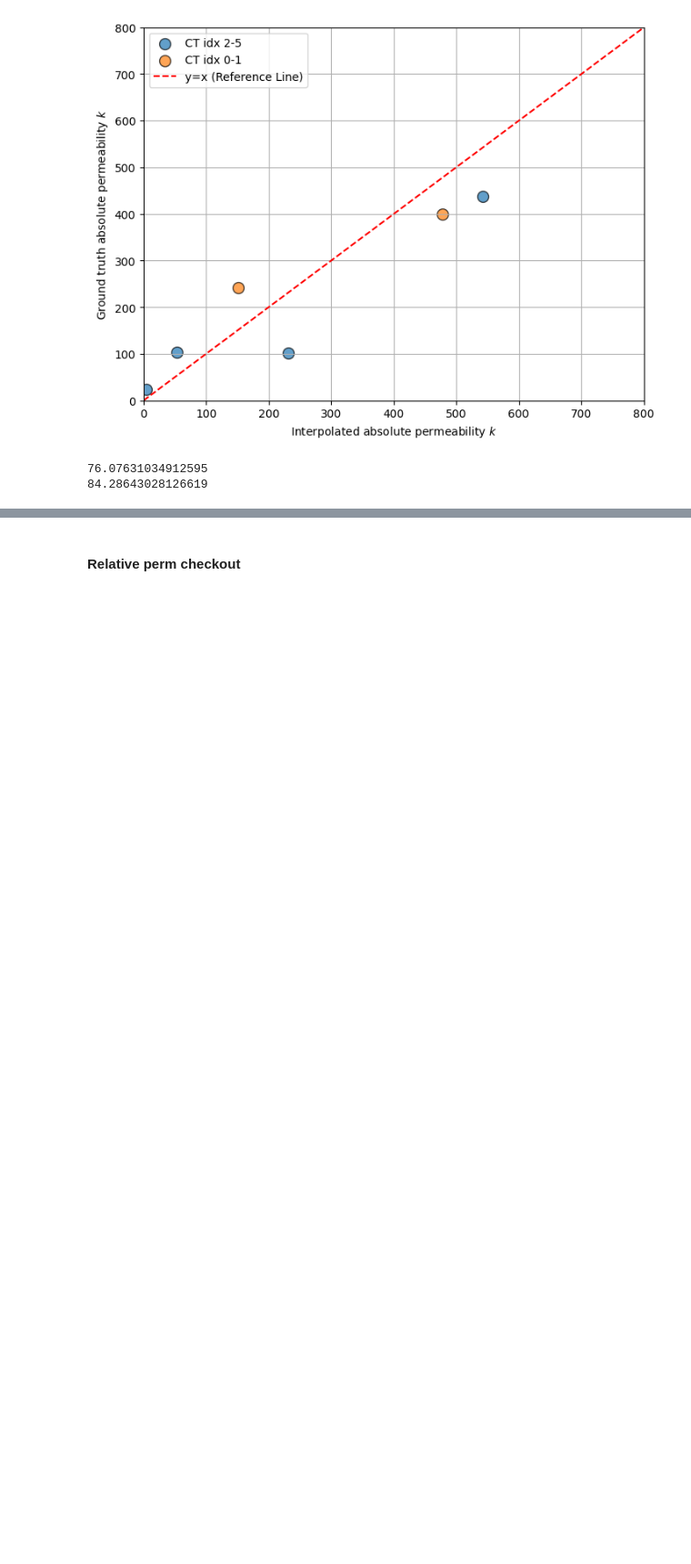
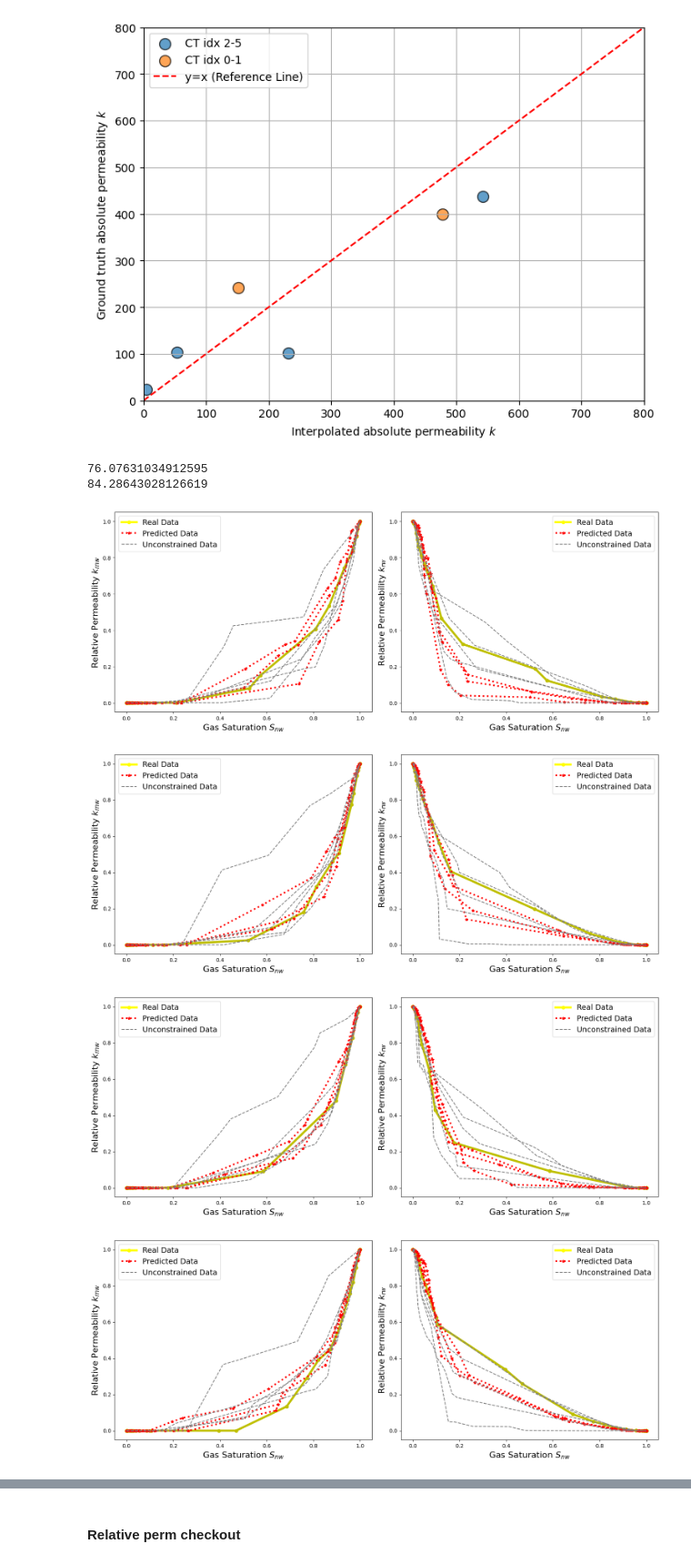
Before and after one commit to ZihanRen/poretransformer, a Jupyter notebook: lpu3dnet/post_process/analyze_phys_single.ipynb, the cells around one changed output, grey strips where cells are left out. Shown at 91% size. Cells and saved outputs as stored; diff of their text form; code cells hidden in the pictures; blank space fills up the shorter version.

```diff
--- a/lpu3dnet/post_process/analyze_phys_single.ipynb
+++ b/lpu3dnet/post_process/analyze_phys_single.ipynb
@@ -216,3 +216,72 @@ def plot_figure_water(kr_results_real, kr_results_pred, sim_results):
 
 #     plt.title('Relative Permeability of Air and Water')
 #     plt.show()
+# %%
+def plot_figure_kr(kr_results_real, kr_results_pred, sim_results):
+    # Create figure with 1 row, 2 columns
+    f, ax = plt.subplots(1, 2, figsize=(15, 6))
+
+    # Plot for Air (left subplot)
+    ax[0].plot(kr_results_real['snw'], kr_results_real['kr_air'], 'yo-', linewidth=4)
+
+    for ensemble in kr_results_pred:
+        if not ensemble:
+            continue
+        ax[0].plot(ensemble['snw'], ensemble['kr_air'], 'r*:', linewidth=3)
+
+    compare_phys = sim_results['compare']
+    for compare in compare_phys:
+        if not compare:
+            continue
+        ax[0].plot(compare['snw'], compare['kr_air'], 'g--', color='gray', markersize=5)
+
+    # Plot for Water (right subplot)
+    ax[1].plot(kr_results_real['snw'], kr_results_real['kr_water'], 'yo-', linewidth=4)
+
+    for ensemble in kr_results_pred:
+        if not ensemble:
+            continue
+        ax[1].plot(ensemble['snw'], ensemble['kr_water'], 'r*:', linewidth=3)
+
+    for compare in compare_phys:
+        if not compare:
+            continue
+        ax[1].plot(compare['snw'], compare['kr_water'], 'g--', color='gray', markersize=5)
+
+    # Set labels and titles for both subplots
+    for axis in ax:
+        axis.set_xlabel('Gas Saturation $S_{nw}$', fontsize=16)
+        # Create legend with larger font size
+        axis.legend(handles=[
+            plt.Line2D([0], [0], color='yellow', marker='o', linestyle='-', linewidth=4, label='Real Data'),
+            plt.Line2D([0], [0], color='red', marker='*', linestyle=':', linewidth=3, label='Predicted Data'),
+            plt.Line2D([0], [0], color='gray', linestyle='--', markersize=5, label='Unconstrained Data')
+        ], loc='best', fontsize=14)  # Increased legend font size
+
+    # Set specific y-labels for each subplot
+    ax[0].set_ylabel('Relative Permeability $k_{rnw}$', fontsize=16)
+    ax[1].set_ylabel('Relative Permeability $k_{rw}$', fontsize=16)
+
+    plt.tight_layout()  # Adjust the layout to prevent overlap
+    plt.show()
+
+
+for ct_idx in range(6):
+    with open(f'{root_dir}/sample_{ct_idx}/phys_results_{vol_dim}.pickle', 'rb') as file:
+        # Deserialize the data from the file and assign it to a variable
+        sim_results = pickle.load(file)
+
+
+
+    # plot original kr
+    sample_idx = 0
+    kr_results_real = sim_results[sample_idx]['original']
+    kr_results_pred = sim_results[sample_idx]['generate'][:]
+
+    # Usage remains the same:
+    plot_figure_kr(kr_results_real, kr_results_pred, sim_results)
+# %% [output]
+[figure, added]
+[figure, added]
+[figure, added]
+[figure, added]
```
Also changed, not shown: parts of 2 cells of this notebook, 1 other file.
